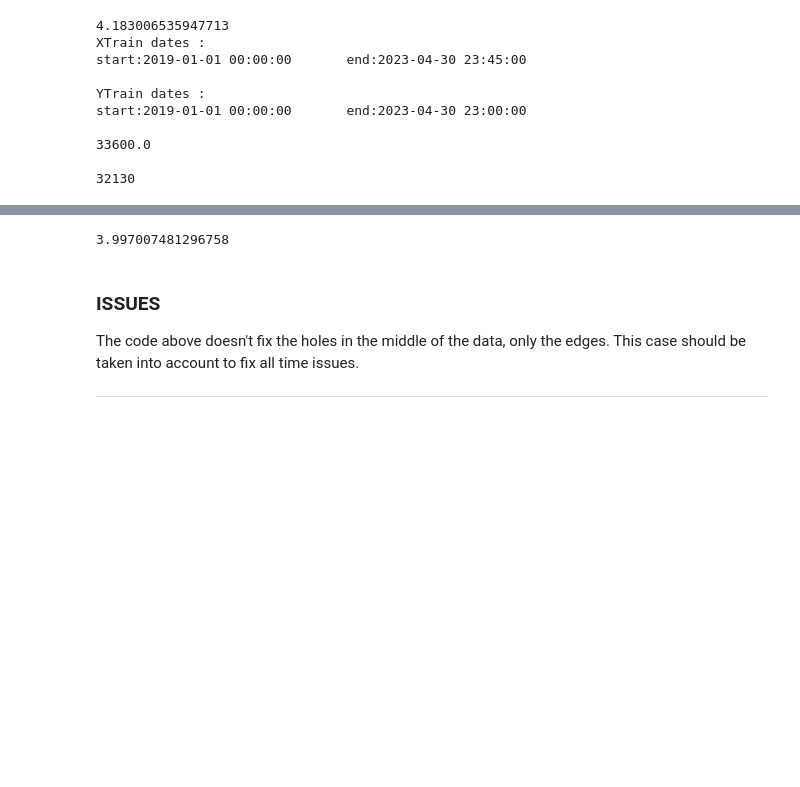
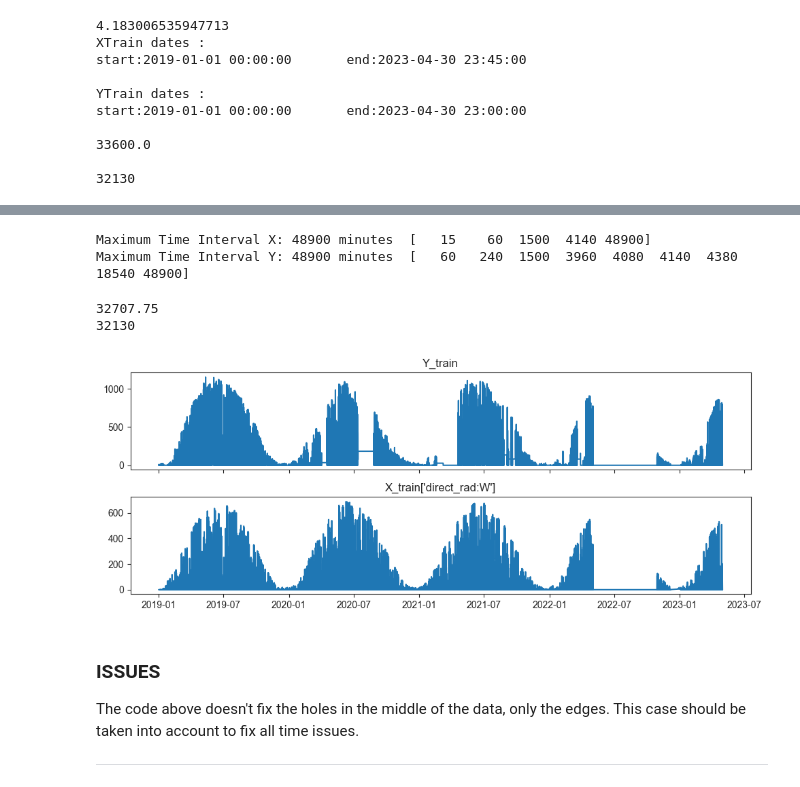
Before and after one commit to hugokerino/Energy-forecasting-NTNU, a Jupyter notebook: data/Noe/Data_exploration.ipynb, the cells around one changed output, grey strips where cells are left out. Cells and saved outputs as stored; diff of their text form; code cells hidden in the pictures; blank space fills up the shorter version.

Commit message:
almost clean data loader, index issues

```diff
--- a/data/Noe/Data_exploration.ipynb
+++ b/data/Noe/Data_exploration.ipynb
@@ -576,12 +688,0 @@ def match_time_XY(x_df, y_df, verbose = False):
-# %%
-# make sure that the timestamps have the correct format
-X_train_observed, Y_train_observed = match_time_XY(X_train_observed, train_target, verbose=True)
-X_train_estimated, Y_train_estimated = match_time_XY(X_train_estimated, train_target, verbose=True)
-
-# Check that there is no missing dataframe
-timestamps = X_train_estimated['date_forecast']
-timestamps = np.sort(timestamps)
-
-time_diffs = [timestamps[i] - timestamps[i - 1] for i in range(1, len(timestamps))]
-max_time_interval = max(time_diffs).astype('timedelta64[m]')
-print(f"Maximum Time Interval: {max_time_interval}")
@@ -601,0 +689,8 @@ Maximum Time Interval: 1455 minutes
+# %%
+# match the start and end date for all training datasets
+X_train_observed, Y_train_observed = match_time_XY(X_train_observed, train_target)
+X_train_estimated, Y_train_estimated = match_time_XY(X_train_estimated, train_target)
+
+# remove data from intermediate holes in the other dataset
+X_train_observed_no_holes, Y_train_observed_no_holes = remove_holes(X_train_observed, Y_train_observed)
+X_train_estimated_no_holes, Y_train_estimated_no_holes = remove_holes(X_train_estimated, Y_train_estimated)
@@ -602,12 +715,39 @@ Maximum Time Interval: 1455 minutes
+# %%
+# Check that there is no missing time value
+timestamp_x = np.sort(X_train_estimated_no_holes['date_forecast'])
+timestamp_y = np.sort(Y_train_estimated_no_holes['time'])
+time_diff_x = np.array([timestamp_x[i] - timestamp_x[i - 1] for i in range(1, len(timestamp_x))]).astype('timedelta64[m]')
+time_diff_y = np.array([timestamp_y[i] - timestamp_y[i - 1] for i in range(1, len(timestamp_y))]).astype('timedelta64[m]')
+
+print(f"Maximum Time Interval X: {np.max(time_diff_x)}\t{np.unique(time_diff_x)}")
+print(f"Maximum Time Interval Y: {np.max(time_diff_y)}\t{np.unique(time_diff_y)}")
+# %% [output]
+Maximum Time Interval X: 48900 minutes  [   15    60  1500  4140 48900]
+Maximum Time Interval Y: 48900 minutes  [   60   240  1500  3960  4080  4140  4380 18540 48900]
 # %%
 # Concatenate training datasets
 # drop last row of each X because it is not a multiple of 4
-X_train = pd.concat([X_train_observed, X_train_estimated])[FEATURES[1]]
-Y_train = pd.concat([Y_train_observed, Y_train_estimated])
+X_train = pd.concat([X_train_observed_no_holes, X_train_estimated_no_holes])[FEATURES[1]].reset_index(drop=True)
+Y_train = pd.concat([Y_train_observed_no_holes, Y_train_estimated_no_holes]).reset_index(drop=True)
 
-print(X_train.shape[0]/Y_train.shape[0])
+print(X_train.shape[0]/4)
+print(Y_train.shape[0])
 # %% [output]
-3.997007481296758
+32707.75
+32130
+# %%
+fig, axs = plt.subplots(figsize=(10,4), ncols=1, nrows=2, sharex=True)
+time = Y_train['time']
+axs[0].plot(time,Y_train['pv_measurement'])
+axs[0].set_title("Y_train")
+
+time = X_train['date_forecast']
+axs[1].plot(time,X_train['direct_rad:W'])
+axs[1].set_title("X_train['direct_rad:W']")
+
+fig.tight_layout()
+# %% [output]
+[figure, added]
 # %% [markdown]
 ### ISSUES
 The code above doesn't fix the holes in the middle of the data, only the edges. This case should be taken into account to fix all time issues.
```
Also changed, not shown: parts of 10 cells of this notebook.
